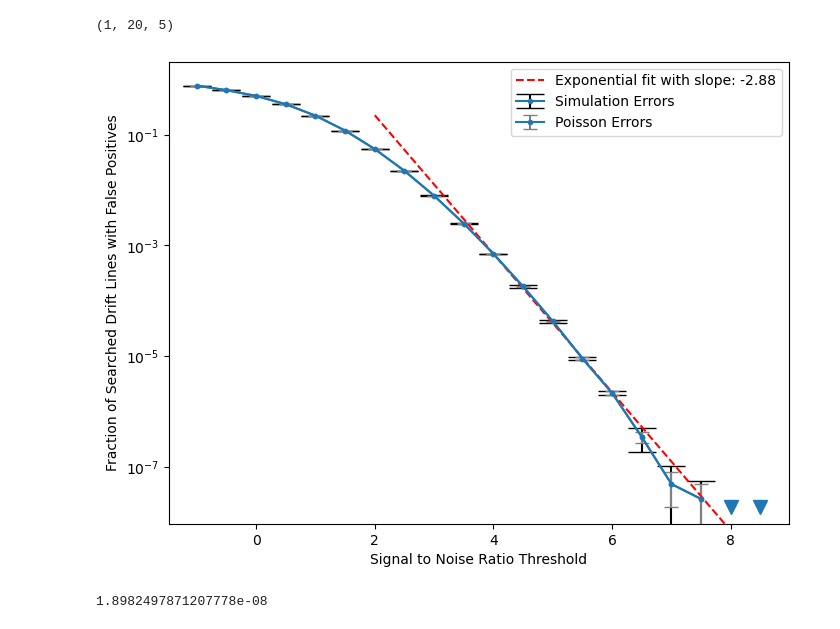
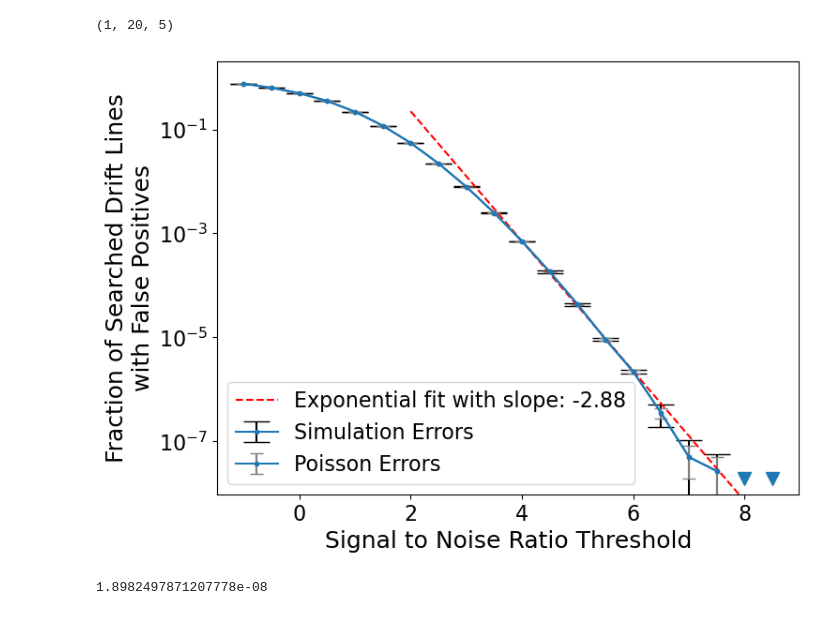
Before and after one commit to NMStiegler/BL-COSMIC-2024-proj, a Jupyter notebook: stats_of_low_n/sims2d_PFB_VLASS/analyze_sims2d_PFB_VLASS.ipynb, the cells around one changed output. Cells and saved outputs as stored; diff of their text form; code cells hidden in the pictures.

Commit message:
Double checking VLASS paper figures

```diff
--- a/stats_of_low_n/sims2d_PFB_VLASS/analyze_sims2d_PFB_VLASS.ipynb
+++ b/stats_of_low_n/sims2d_PFB_VLASS/analyze_sims2d_PFB_VLASS.ipynb
@@ -115,6 +115,17 @@ results.shape
 # %%
 from scipy.optimize import curve_fit
 # %%
+
+plt.rcParams.update({
+    'font.size': 18,          # Controls default text sizes
+    'axes.labelsize': 18,     # Size of X and Y labels
+    'axes.titlesize': 18,     # Size of plot title
+    'xtick.labelsize': 16,    # Size of X tick labels
+    'ytick.labelsize': 16,    # Size of Y tick labels
+    'legend.fontsize': 16,    # Size of legend
+})
+
+
 fig, ax = plt.subplots(figsize=(8, 6))
 # possible_signals_per_n_ints = [ 210_752_871, # 4 ints #### These nums wrong for VLASS, do sim again
 #                                 210_741_766, # 8
@@ -166,35 +177,35 @@ for i, n_ints in enumerate(n_ints_sim):
 
         # Plot the fitted curve
         to_plot = (snrs >= 2) & (snrs <= 10)
         ax.plot(snrs[to_plot], exponential(snrs[to_plot], *popt), color='red', linestyle='--', label=f"Exponential fit with slope: {popt[1]:.2f}")
 
         # # Plot the SNR=8 point
         # snr_8_idx = np.where(snrs == 8)[0][0]
         # plt.axhline(surface[i][snr_8_idx] / denominator, color='red', linestyle=':', label=f"FPR = {surface[i][snr_8_idx] / denominator:.2e} @ SNR=8")
 
 plt.xlabel("Signal to Noise Ratio Threshold")
-plt.ylabel("Fraction of Searched Drift Lines with False Positives")
+plt.ylabel("Fraction of Searched Drift Lines\nwith False Positives")
 
 # Params of run
 n_ints = n_ints
 n_fine = 2**17 # fine channels - 2^17 for VLASS, 2^19 for high freq
 drifts = np.arange(-50, 50.25, .25)
 f_off = 7.63e-06 # fine channel spacing
 t_samp = 8.338608 / n_ints # len of integration
 # freq=3000 # freq of 1st channel
 # plt.title(f"{n_fine} fine channels of {round(f_off * 1e6, 3)}Hz bandwidth starting at {round(freq, 3)}GHz\n"
 #            f"for a {round(n_fine * f_off, 4)}MHz coarse channel with {round(t_samp,3)}s timesteps\n"
 #            f"Searched {min(drifts)} to {max(drifts)}Hz/s with NO PFB")
 
 plt.yscale('log')
 plt.ylim([0.5 * thresh, None])
 # plt.xlim([None, ])
 
 plt.legend()
 
 plt.show()
 # %% [output]
-[figure, old version]
+[figure, new version]
 # %%
 print(thresh)
 # %% [output]
```
Also changed, not shown: parts of 3 cells of this notebook, 4 other files.
